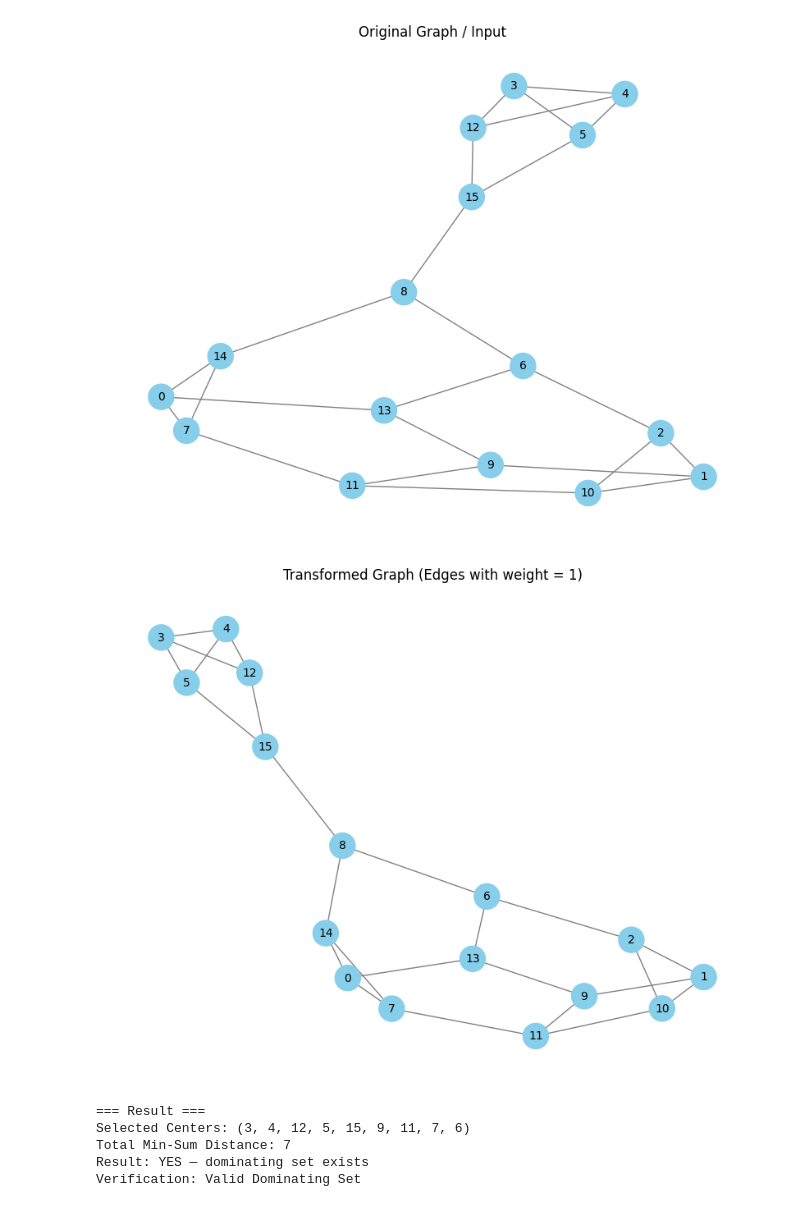
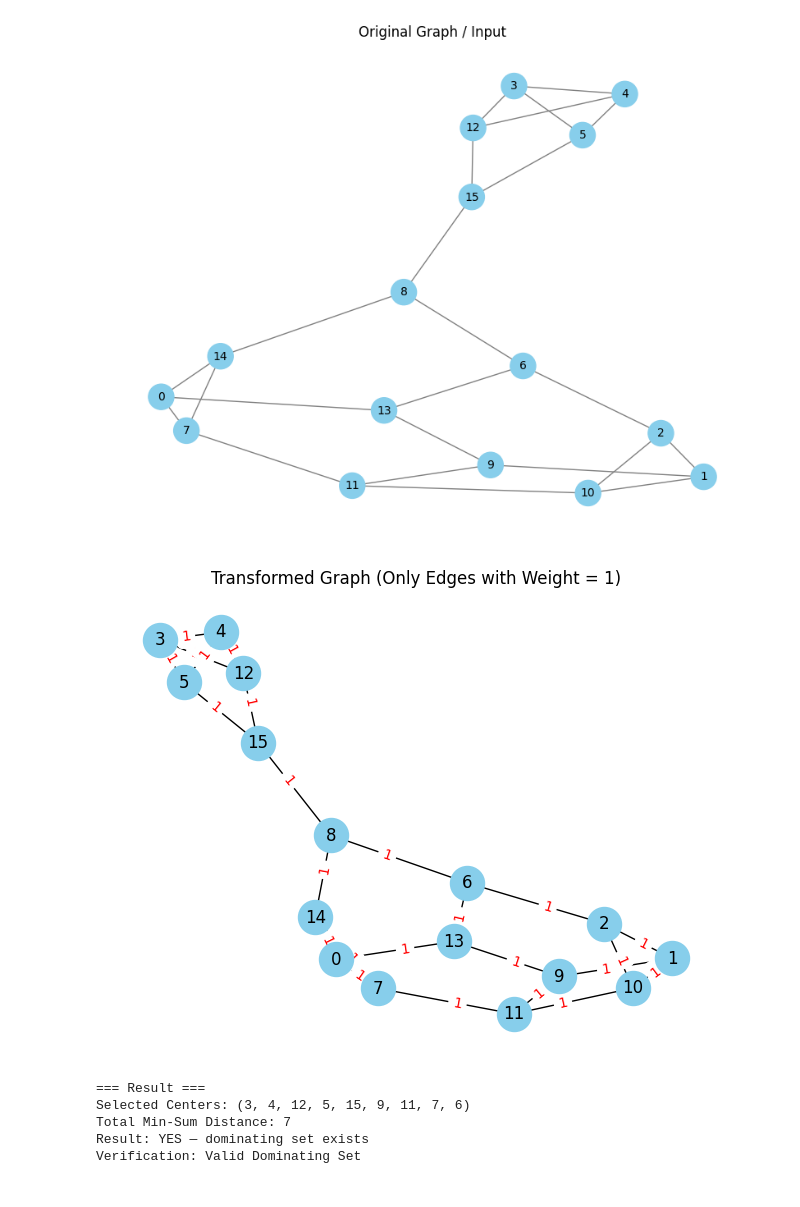
Before and after one commit to JenishPatel20/DOM_Sets_To_MSMC, a Jupyter notebook: DomToMinSum_Jup.ipynb, the cells around one changed output. Saved outputs shown, nothing was run; the diff lists cells and outputs as text; code cells hidden in the pictures.

```diff
--- a/DomToMinSum_Jup.ipynb
+++ b/DomToMinSum_Jup.ipynb
@@ -68,6 +68,25 @@ def visualize_graph(g, title, highlight_nodes=None):
     plt.title(title)
     plt.axis('off')
     plt.show()
+# %%
+def visualize_transformed_graph_with_weights(g, title):
+    pos = nx.spring_layout(g, seed=42)
+    plt.figure(figsize=(8, 6))
+
+    # Draw nodes
+    nx.draw_networkx_nodes(g, pos, node_color='skyblue', node_size=600)
+
+    # Draw edges and labels
+    nx.draw_networkx_edges(g, pos, edge_color='black')
+    edge_labels = {(u, v): '1' for u, v in g.edges()}
+    nx.draw_networkx_edge_labels(g, pos, edge_labels=edge_labels, font_color='red', font_size=10, label_pos=0.4)
+
+    # Draw node labels
+    nx.draw_networkx_labels(g, pos, font_size=12)
+
+    plt.title(title)
+    plt.axis('off')
+    plt.show()
 # %%
 # === Step 7: Reverse Transformation ===
 def reverse_multicenter_to_ds(g_prime, centers, radius):
@@ -126,11 +145,14 @@ visualize_graph(g, "Original Graph / Input")
 [figure]
 # %%
 g_prime_filtered = nx.Graph()
-g_prime_filtered.add_edges_from([(u, v) for u, v, d in g_prime.edges(data=True) if d['weight'] == 1])
+for u, v, d in g_prime.edges(data=True):
+    if d['weight'] == 1:
+        g_prime_filtered.add_edge(u, v, weight=1)
 g_prime_filtered.add_nodes_from(g_prime.nodes())
-visualize_graph(g_prime_filtered, "Transformed Graph (Edges with weight = 1)")
+
+visualize_transformed_graph_with_weights(g_prime_filtered, "Transformed Graph (Only Edges with Weight = 1)")
 # %% [output]
-[figure, old version]
+[figure, new version]
 # %%
 # Solve
 centers, cost = find_best_centers(g_prime, k, b)
```
